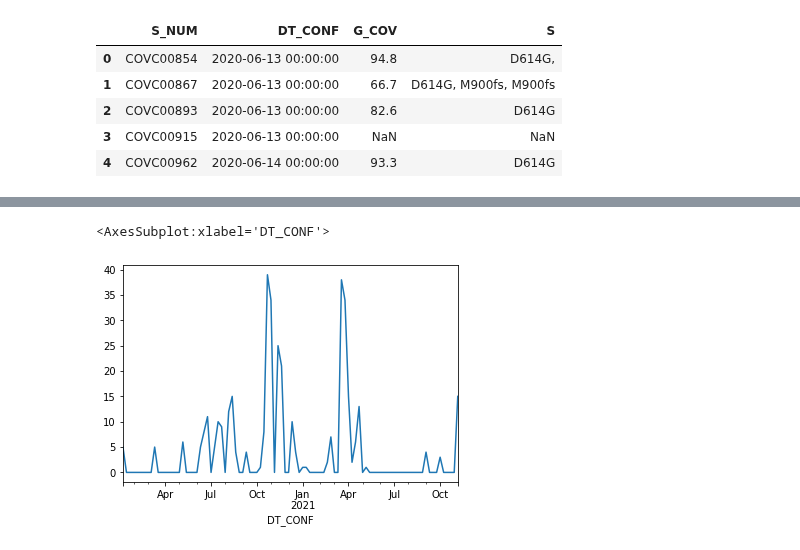
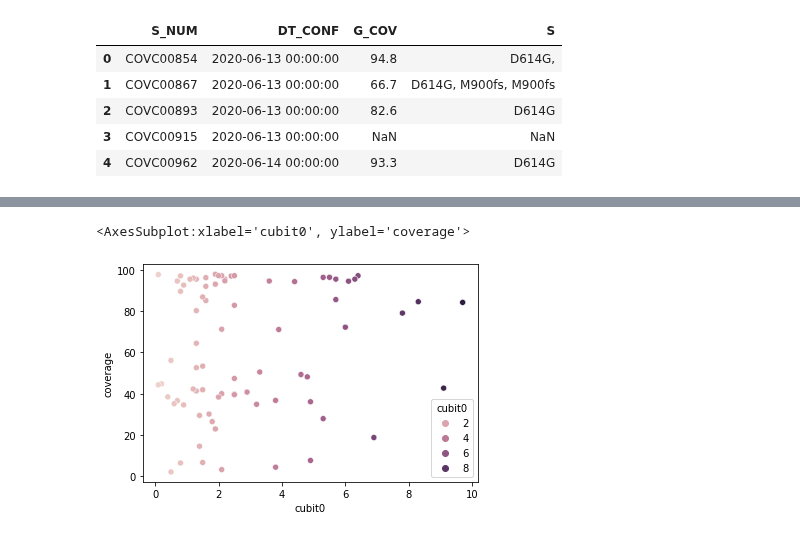
Before and after one commit to ousodaniel/SARS-CoV-2-Data-Workflows, a Jupyter notebook: track-spike-muts.ipynb, the cells around one changed output, grey strips where cells are left out. Cells and saved outputs as stored; diff of their text form; code cells hidden in the pictures.

```diff
--- a/track-spike-muts.ipynb
+++ b/track-spike-muts.ipynb
@@ -81,5 +189,6 @@ df_data_ts.head()
-# %%
-df_data_ts['S'].resample('W', origin='start').count().plot()
-# %% [output]
-<AxesSubplot:xlabel='DT_CONF'>
-[figure, removed]
+# %%
+import seaborn as sns
+sns.scatterplot(below10['cubit0'], below10['coverage'], hue=below10['cubit0'])
+# %% [output]
+<AxesSubplot:xlabel='cubit0', ylabel='coverage'>
+[figure, added]
```
Also changed, not shown: parts of 24 cells of this notebook.
